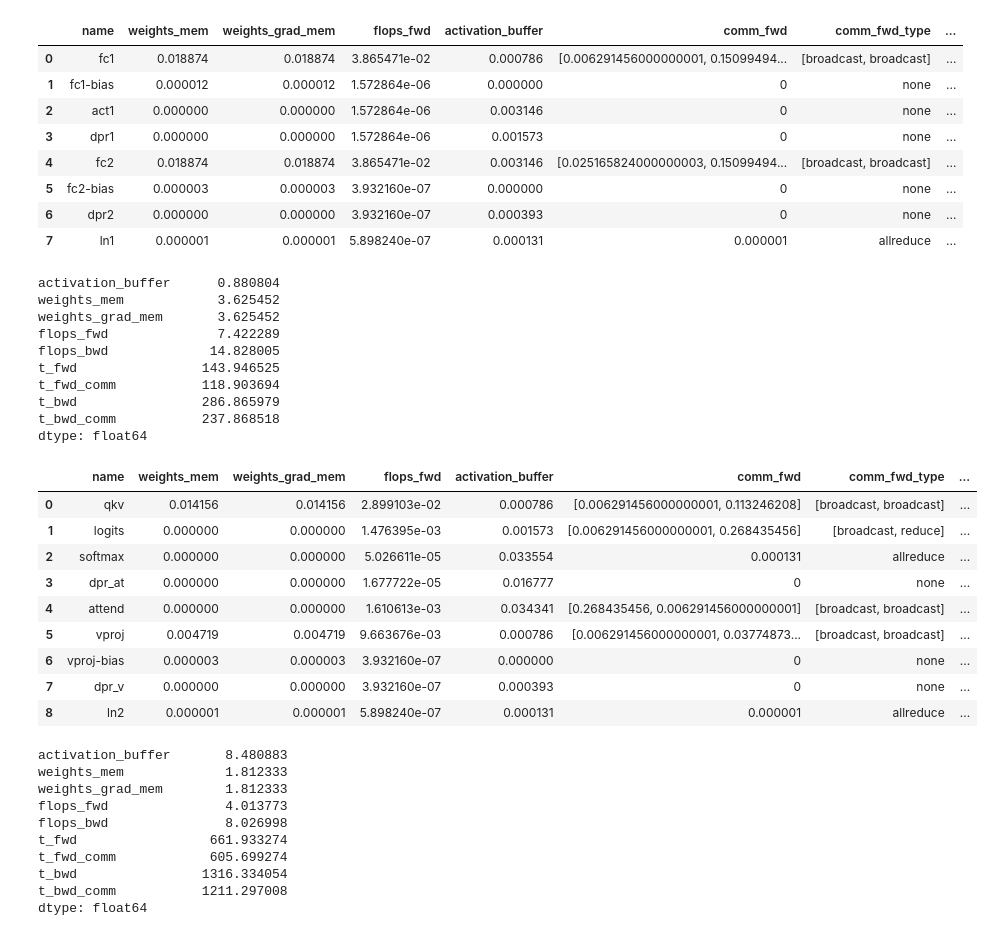
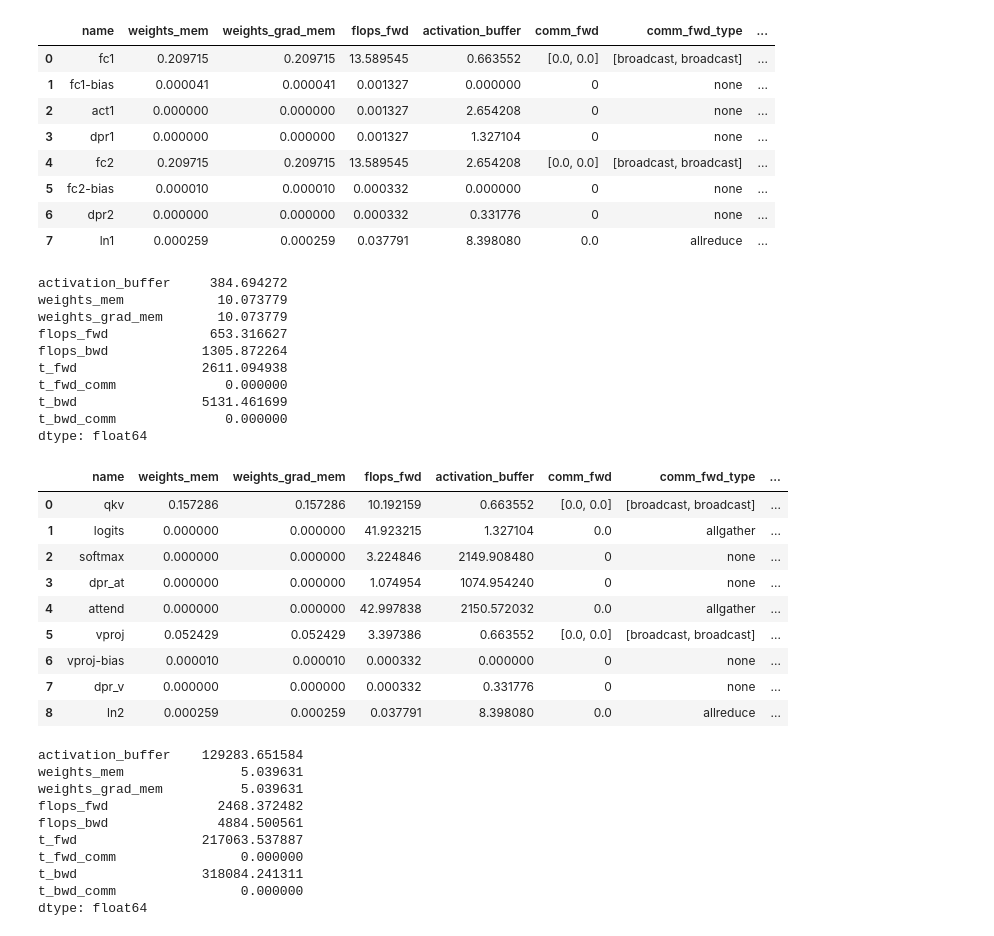
Before and after one commit to ShashankSubramanian/transformer-perf-estimates, a Jupyter notebook: transformers.ipynb, the cells around one changed output. Saved outputs shown, nothing was run; the diff lists cells and outputs as text; code cells hidden in the pictures.

```diff
--- a/transformers.ipynb
+++ b/transformers.ipynb
@@ -14,9 +14,9 @@ import json
 gpt2 = {'l': 1024, 'e': 1600, 'h': 32, 'depth': 48}
 gpt3 = {'l': 2048, 'e': 12288, 'h': 256, 'depth': 96}
 gpt3_lowdepth = {'l': 2048, 'e': 12288, 'h': 256, 'depth': 96 // 8}
-vit_era5 = {'l': 64800, 'e': 2048, 'h': 64, 'depth': 24}
+vit_era5 = {'l': 64800, 'e': 5120, 'h': 256, 'depth': 24}
 ### model
-model = gpt3
+model = vit_era5#gpt3
 b = 1
 l = model['l']
 e = model['e']
@@ -99,48 +96,48 @@ mem consumed = 62.601166848000005
 # %%
-m1 = 8
-m2 = 8
+m1 = 1
+m2 = 1
 t2 = 'nvlink'
 t1 = 'ib'
 df_mlp = mlp_2d(b, l, e, f, depth, parallelism={'m1': m1, 'm2': m2}, topology={'t1': t1, 't2': t2})
-df_sa = sa_2d(b, l, e, h, depth, parallelism={'m1': m1, 'm2': m2}, topology={'t1': t1, 't2': t2})
+df_sa = sa_2d_seqp(b, l, e, h, depth, parallelism={'m1': m1, 'm2': m2}, topology={'t1': t1, 't2': t2})
 print_df(df_mlp, df_sa)
 # %% [output]
 |  | name | weights_mem | weights_grad_mem | flops_fwd | activation_buffer | comm_fwd | comm_fwd_type | ... |
-| 0 | fc1 | 0.018874 | 0.018874 | 3.865471e-02 | 0.000786 | [0.006291456000000001, 0.15099494... | [broadcast, broadcast] | ... |
-| 1 | fc1-bias | 0.000012 | 0.000012 | 1.572864e-06 | 0.000000 | 0 | none | ... |
-| 2 | act1 | 0.000000 | 0.000000 | 1.572864e-06 | 0.003146 | 0 | none | ... |
-| 3 | dpr1 | 0.000000 | 0.000000 | 1.572864e-06 | 0.001573 | 0 | none | ... |
-| 4 | fc2 | 0.018874 | 0.018874 | 3.865471e-02 | 0.003146 | [0.025165824000000003, 0.15099494... | [broadcast, broadcast] | ... |
-| 5 | fc2-bias | 0.000003 | 0.000003 | 3.932160e-07 | 0.000000 | 0 | none | ... |
-| 6 | dpr2 | 0.000000 | 0.000000 | 3.932160e-07 | 0.000393 | 0 | none | ... |
-| 7 | ln1 | 0.000001 | 0.000001 | 5.898240e-07 | 0.000131 | 0.000001 | allreduce | ... |
+| 0 | fc1 | 0.209715 | 0.209715 | 13.589545 | 0.663552 | [0.0, 0.0] | [broadcast, broadcast] | ... |
+| 1 | fc1-bias | 0.000041 | 0.000041 | 0.001327 | 0.000000 | 0 | none | ... |
+| 2 | act1 | 0.000000 | 0.000000 | 0.001327 | 2.654208 | 0 | none | ... |
+| 3 | dpr1 | 0.000000 | 0.000000 | 0.001327 | 1.327104 | 0 | none | ... |
+| 4 | fc2 | 0.209715 | 0.209715 | 13.589545 | 2.654208 | [0.0, 0.0] | [broadcast, broadcast] | ... |
+| 5 | fc2-bias | 0.000010 | 0.000010 | 0.000332 | 0.000000 | 0 | none | ... |
+| 6 | dpr2 | 0.000000 | 0.000000 | 0.000332 | 0.331776 | 0 | none | ... |
+| 7 | ln1 | 0.000259 | 0.000259 | 0.037791 | 8.398080 | 0.0 | allreduce | ... |
-activation_buffer      0.880804
-weights_mem            3.625452
-weights_grad_mem       3.625452
-flops_fwd              7.422289
-flops_bwd             14.828005
-t_fwd                143.946525
-t_fwd_comm           118.903694
-t_bwd                286.865979
-t_bwd_comm           237.868518
+activation_buffer     384.694272
+weights_mem            10.073779
+weights_grad_mem       10.073779
+flops_fwd             653.316627
+flops_bwd            1305.872264
+t_fwd                2611.094938
+t_fwd_comm              0.000000
+t_bwd                5131.461699
+t_bwd_comm              0.000000
 dtype: float64
 |  | name | weights_mem | weights_grad_mem | flops_fwd | activation_buffer | comm_fwd | comm_fwd_type | ... |
-| 0 | qkv | 0.014156 | 0.014156 | 2.899103e-02 | 0.000786 | [0.006291456000000001, 0.113246208] | [broadcast, broadcast] | ... |
-| 1 | logits | 0.000000 | 0.000000 | 1.476395e-03 | 0.001573 | [0.006291456000000001, 0.268435456] | [broadcast, reduce] | ... |
-| 2 | softmax | 0.000000 | 0.000000 | 5.026611e-05 | 0.033554 | 0.000131 | allreduce | ... |
-| 3 | dpr_at | 0.000000 | 0.000000 | 1.677722e-05 | 0.016777 | 0 | none | ... |
-| 4 | attend | 0.000000 | 0.000000 | 1.610613e-03 | 0.034341 | [0.268435456, 0.006291456000000001] | [broadcast, broadcast] | ... |
-| 5 | vproj | 0.004719 | 0.004719 | 9.663676e-03 | 0.000786 | [0.006291456000000001, 0.03774873... | [broadcast, broadcast] | ... |
-| 6 | vproj-bias | 0.000003 | 0.000003 | 3.932160e-07 | 0.000000 | 0 | none | ... |
-| 7 | dpr_v | 0.000000 | 0.000000 | 3.932160e-07 | 0.000393 | 0 | none | ... |
-| 8 | ln2 | 0.000001 | 0.000001 | 5.898240e-07 | 0.000131 | 0.000001 | allreduce | ... |
+| 0 | qkv | 0.157286 | 0.157286 | 10.192159 | 0.663552 | [0.0, 0.0] | [broadcast, broadcast] | ... |
+| 1 | logits | 0.000000 | 0.000000 | 41.923215 | 1.327104 | 0.0 | allgather | ... |
+| 2 | softmax | 0.000000 | 0.000000 | 3.224846 | 2149.908480 | 0 | none | ... |
+| 3 | dpr_at | 0.000000 | 0.000000 | 1.074954 | 1074.954240 | 0 | none | ... |
+| 4 | attend | 0.000000 | 0.000000 | 42.997838 | 2150.572032 | 0.0 | allgather | ... |
+| 5 | vproj | 0.052429 | 0.052429 | 3.397386 | 0.663552 | [0.0, 0.0] | [broadcast, broadcast] | ... |
+| 6 | vproj-bias | 0.000010 | 0.000010 | 0.000332 | 0.000000 | 0 | none | ... |
+| 7 | dpr_v | 0.000000 | 0.000000 | 0.000332 | 0.331776 | 0 | none | ... |
+| 8 | ln2 | 0.000259 | 0.000259 | 0.037791 | 8.398080 | 0.0 | allreduce | ... |
-activation_buffer       8.480883
-weights_mem             1.812333
-weights_grad_mem        1.812333
-flops_fwd               4.013773
-flops_bwd               8.026998
-t_fwd                 661.933274
-t_fwd_comm            605.699274
-t_bwd                1316.334054
-t_bwd_comm           1211.297008
+activation_buffer    129283.651584
+weights_mem               5.039631
+weights_grad_mem          5.039631
+flops_fwd              2468.372482
+flops_bwd              4884.500561
+t_fwd                217063.537887
+t_fwd_comm                0.000000
+t_bwd                318084.241311
+t_bwd_comm                0.000000
 dtype: float64
```
Also changed, not shown: parts of 7 cells of this notebook, 2 other files.
